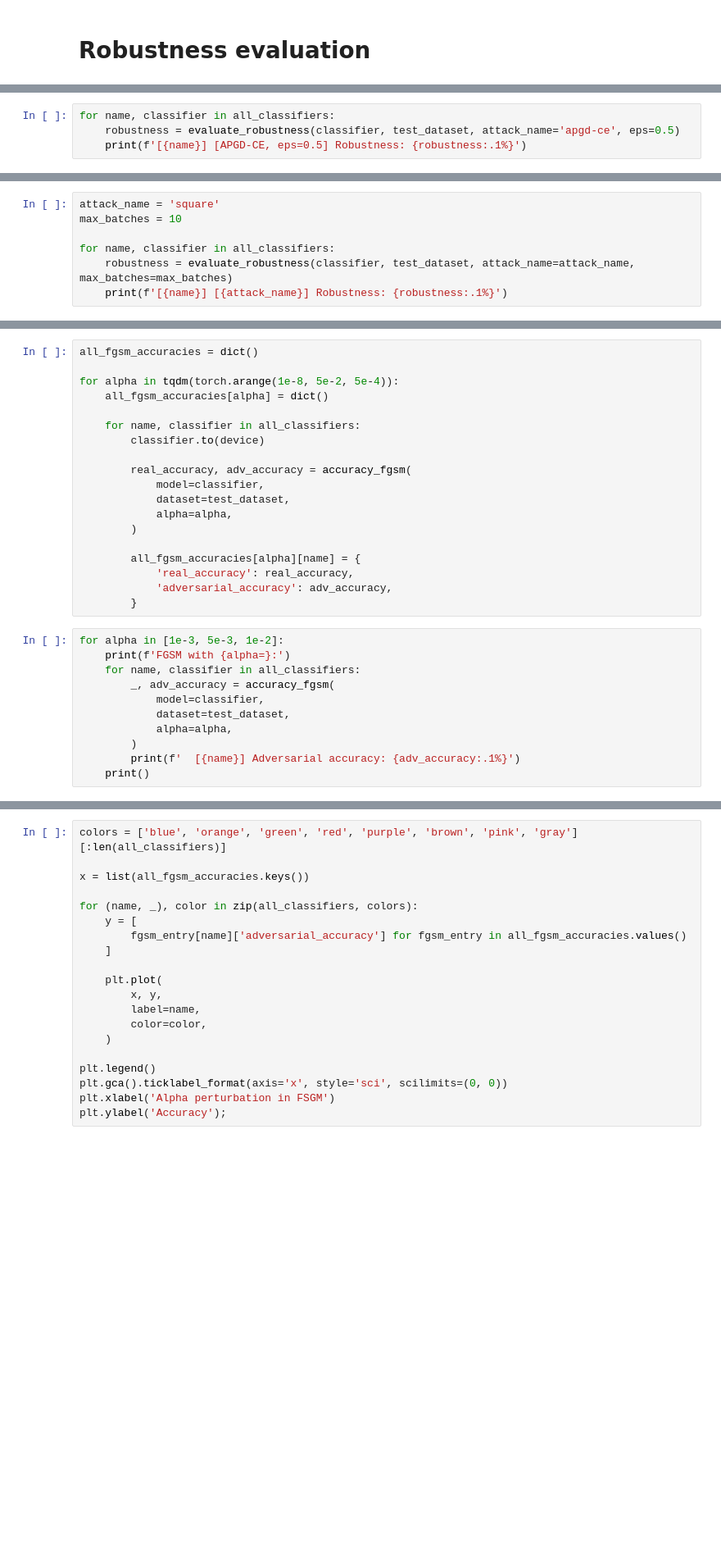
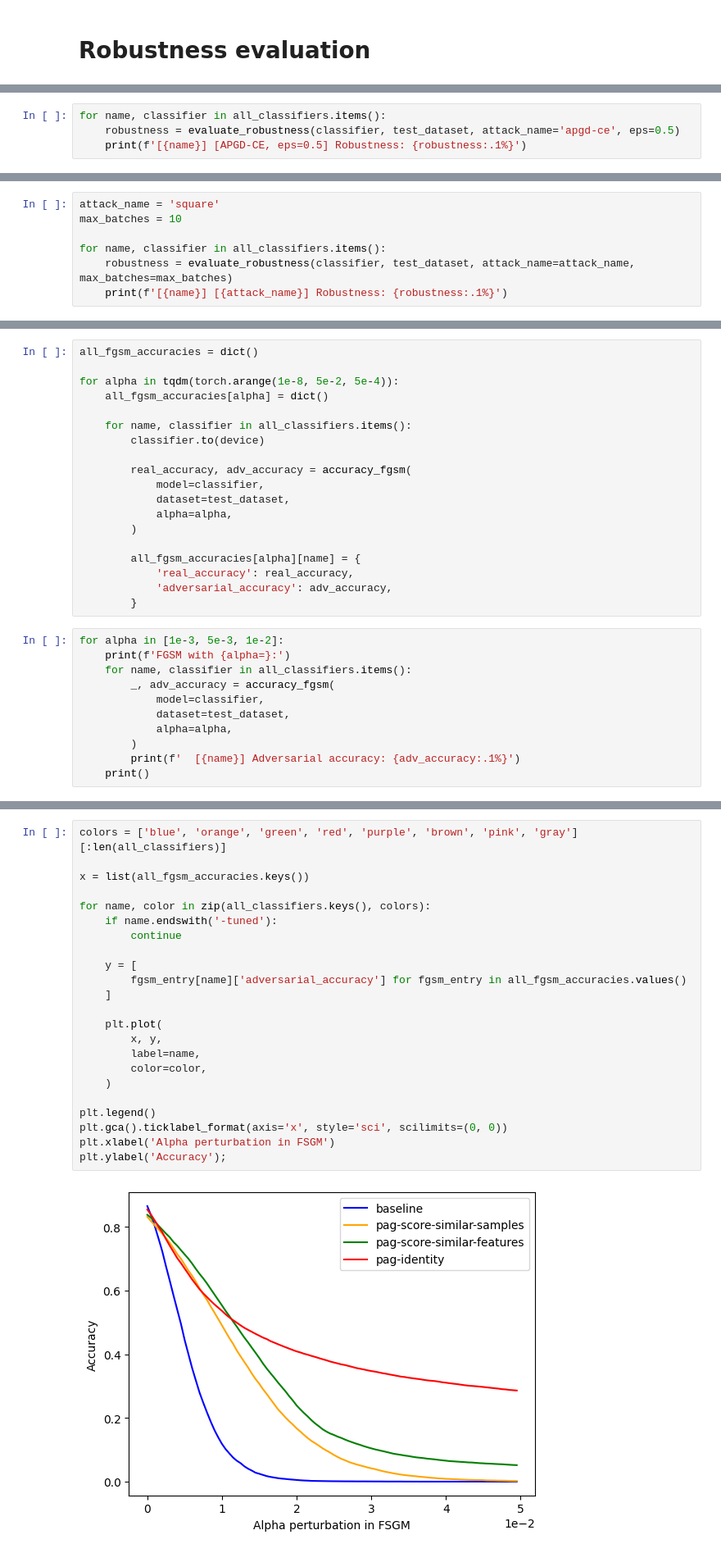
Before and after one commit to davegabe/pag-llm, a Jupyter notebook: analyze_pag_classification.ipynb, the cells around one changed output, grey strips where cells are left out. Shown at 82% size. Cells and saved outputs as stored; diff of their text form; blank space fills up the shorter version.

```diff
--- a/analyze_pag_classification.ipynb
+++ b/analyze_pag_classification.ipynb
@@ -131,4 +106,4 @@ for name, classifier in all_classifiers:
 # %%
-for name, classifier in all_classifiers:
+for name, classifier in all_classifiers.items():
     robustness = evaluate_robustness(classifier, test_dataset, attack_name='apgd-ce', eps=0.5)
     print(f'[{name}] [APGD-CE, eps=0.5] Robustness: {robustness:.1%}')
@@ -136,6 +120,6 @@ for name, classifier in all_classifiers:
 attack_name = 'square'
 max_batches = 10
 
-for name, classifier in all_classifiers:
+for name, classifier in all_classifiers.items():
     robustness = evaluate_robustness(classifier, test_dataset, attack_name=attack_name, max_batches=max_batches)
     print(f'[{name}] [{attack_name}] Robustness: {robustness:.1%}')
@@ -145,7 +138,7 @@ all_fgsm_accuracies = dict()
 for alpha in tqdm(torch.arange(1e-8, 5e-2, 5e-4)):
     all_fgsm_accuracies[alpha] = dict()
 
-    for name, classifier in all_classifiers:
+    for name, classifier in all_classifiers.items():
         classifier.to(device)
 
         real_accuracy, adv_accuracy = accuracy_fgsm(
@@ -161,7 +154,7 @@ for alpha in tqdm(torch.arange(1e-8, 5e-2, 5e-4)):
 # %%
 for alpha in [1e-3, 5e-3, 1e-2]:
     print(f'FGSM with {alpha=}:')
-    for name, classifier in all_classifiers:
+    for name, classifier in all_classifiers.items():
         _, adv_accuracy = accuracy_fgsm(
             model=classifier,
             dataset=test_dataset,
@@ -172,23 +183,28 @@ for alpha in [1e-3, 5e-3, 1e-2]:
 # %%
 colors = ['blue', 'orange', 'green', 'red', 'purple', 'brown', 'pink', 'gray'][:len(all_classifiers)]
 
 x = list(all_fgsm_accuracies.keys())
 
-for (name, _), color in zip(all_classifiers, colors):
+for name, color in zip(all_classifiers.keys(), colors):
+    if name.endswith('-tuned'):
+        continue
+
     y = [
         fgsm_entry[name]['adversarial_accuracy'] for fgsm_entry in all_fgsm_accuracies.values()
     ]
 
     plt.plot(
         x, y,
         label=name,
         color=color,
     )
 
 plt.legend()
 plt.gca().ticklabel_format(axis='x', style='sci', scilimits=(0, 0))
 plt.xlabel('Alpha perturbation in FSGM')
 plt.ylabel('Accuracy');
+# %% [output]
+[figure, added]
 # %% [markdown]
 # Plot of internals
 # %%
```
Also changed, not shown: parts of 16 cells of this notebook, 1 other file.
